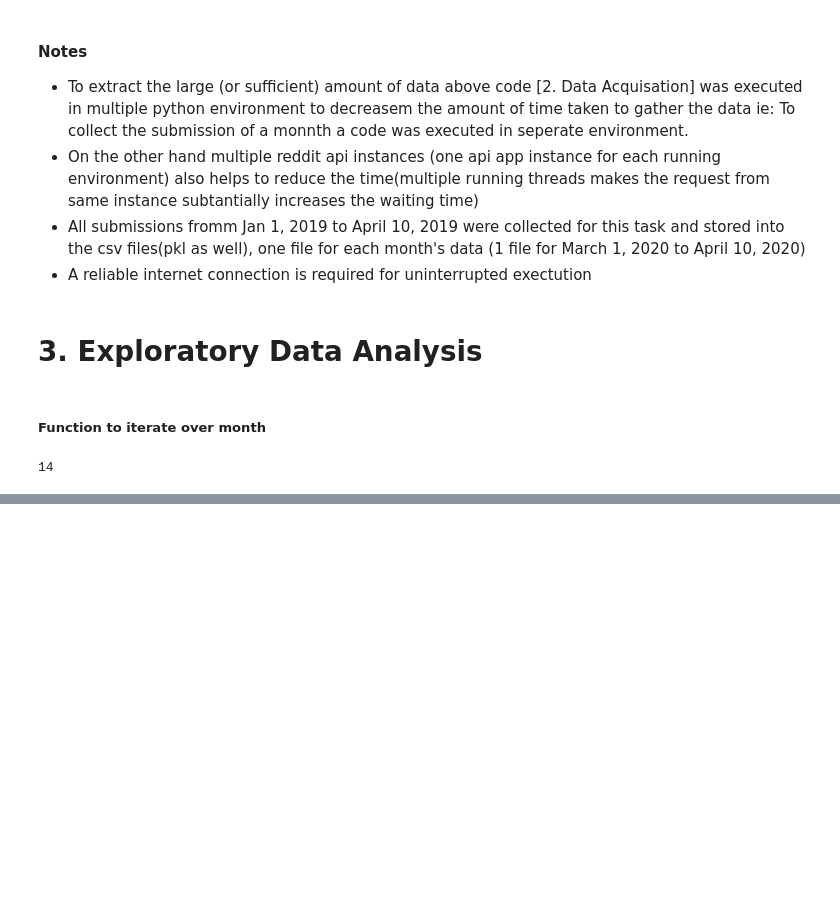
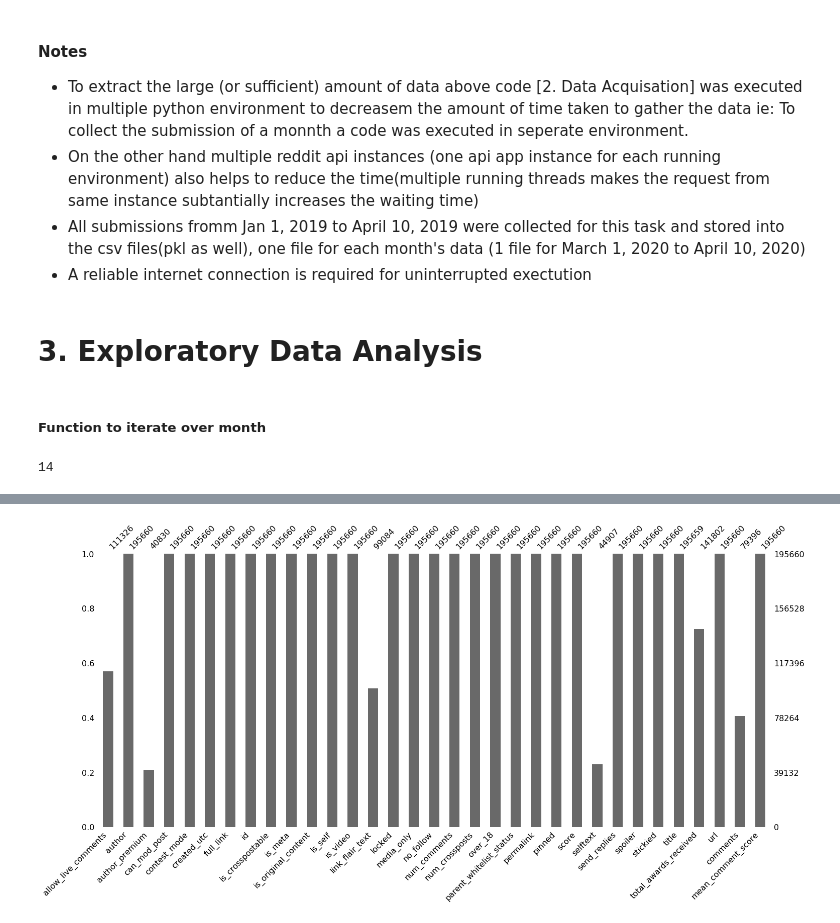
Before and after one commit to macabdul9/reddit-flait-detector, a Jupyter notebook: notebooks/reddit_flair_data_acquisation_June_2019.ipynb, the cells around one changed output, grey strips where cells are left out. Cells and saved outputs as stored; diff of their text form; code cells hidden in the pictures; blank space fills up the shorter version.

```diff
--- a/notebooks/reddit_flair_data_acquisation_June_2019.ipynb
+++ b/notebooks/reddit_flair_data_acquisation_June_2019.ipynb
@@ -249,0 +272,5 @@ fig.show()
+# %%
+# bar plot of missing values | exactly how many values are missinng in each coloumn
+msno.bar(df);
+# %% [output]
+[figure, added]
```
Also changed, not shown: parts of 10 cells of this notebook.
